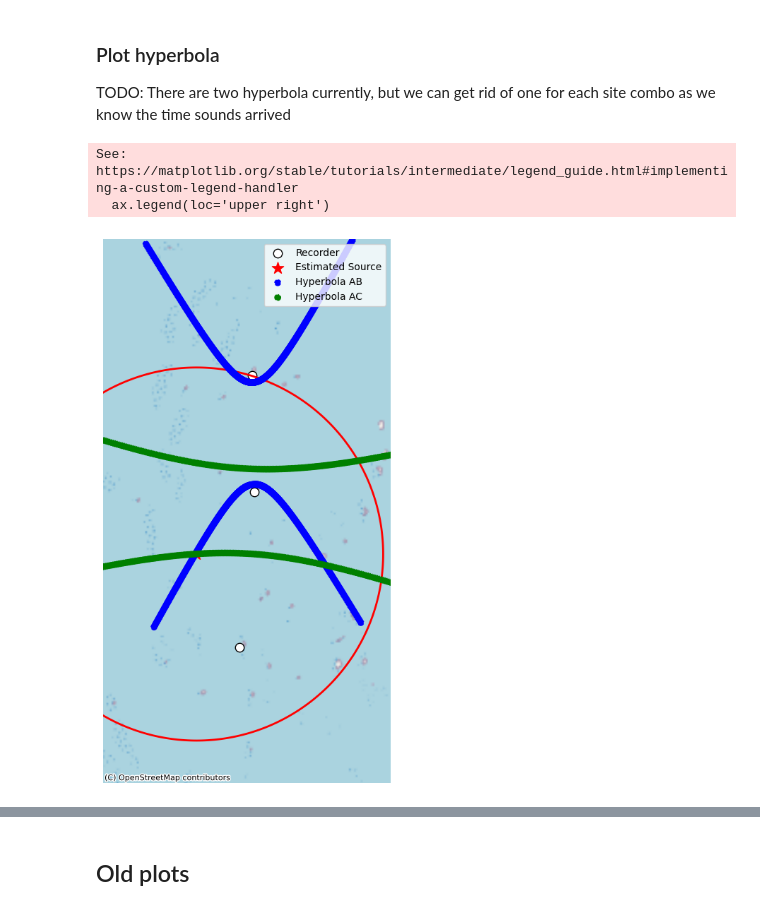
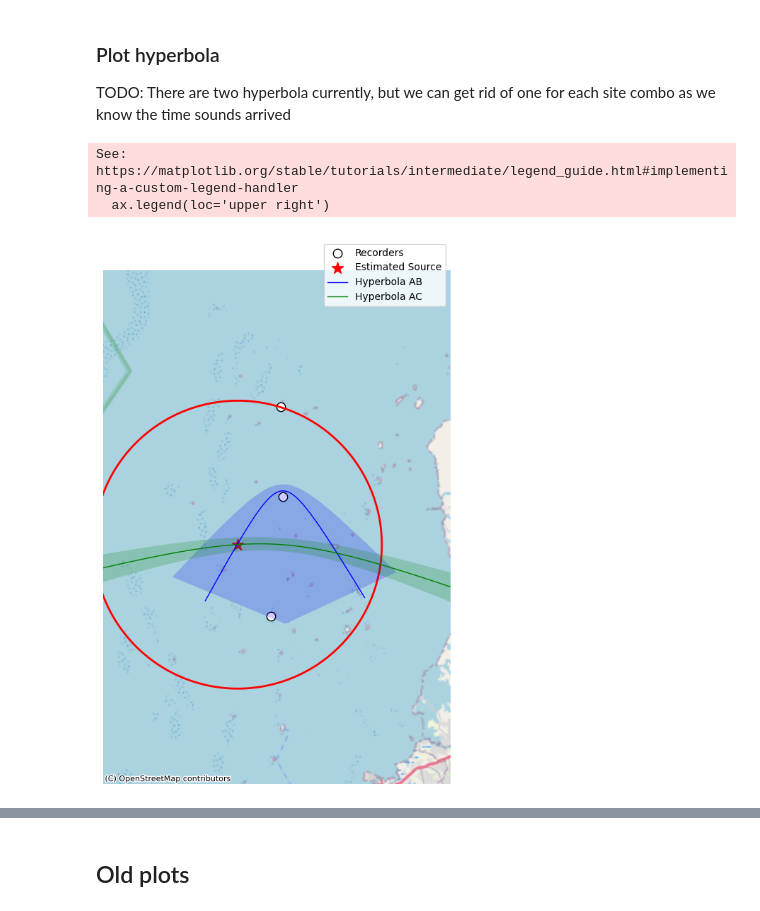
Before and after one commit to BenUCL/Bomb-Fishing, a Jupyter notebook: code/misc/timeline_plots.ipynb, the cells around one changed output, grey strips where cells are left out. Drawn from its saved outputs; the diff is of its cells as text; code cells hidden in the pictures.

Commit message:
understanding and improving hyperbola plotting

```diff
--- a/code/misc/timeline_plots.ipynb
+++ b/code/misc/timeline_plots.ipynb
@@ -391,16 +440,16 @@ Estimated hearing radius ≈ 16.95 km
 ### Plot hyperbola
 TODO: There are two hyperbola currently, but we can get rid of one for each site combo as we know the time sounds arrived
 # %%
-# CELL 2: Plot both hyperbola branches for AB and AC
+# CELL 2: Plot estimated source and TDOA hyperbolae with shaded clock‐drift bands
 
 import numpy as np
 import geopandas as gpd
 import matplotlib.pyplot as plt
 import contextily as ctx
-from shapely.geometry import Point
+from shapely.geometry import Point, Polygon
 from math import sqrt
 
-# Recreate recorders and source in Web Mercator (EPSG:3857)
+# Convert recorder and source locations to Web Mercator
 rec_map = gpd.GeoDataFrame(
     {'label': ['A','B','C']},
     geometry=[Point(lon, lat) for lat, lon in a_coords_geo],
@@ -413,95 +462,98 @@ src_map = gpd.GeoDataFrame(
     crs='EPSG:4326'
 ).to_crs(epsg=3857)
 
-# Foci coordinates in metres
+# Recorder coordinates in metres
 foci = list(zip(rec_map.geometry.x, rec_map.geometry.y))
 
-# Time‐difference distances in metres
+# TDOA distances in metres (with ±1s clock uncertainty)
 delta21 = c * (times[1].timestamp() - times[0].timestamp())
 delta31 = c * (times[2].timestamp() - times[0].timestamp())
+drift_range = c  # ±1s = ±c metres
 
-def gen_hyp_merc(f1: tuple, f2: tuple, delta: float, num: int = 400):
+def gen_hyperbola_branches(f1: tuple, f2: tuple, delta: float, num: int = 400):
     """
-    Generate both hyperbola branches (as Nx2 arrays) for foci f1,f2
-    with range-difference = delta.
+    Generate both branches of a hyperbola in Web Mercator (metres),
+    defined by two foci (f1, f2) and a range-difference (delta).
+
+    Returns:
+      branch_pos, branch_neg : each is an (num,2) array [x, y].
     """
     x1, y1 = f1
     x2, y2 = f2
     half_base = np.hypot(x2 - x1, y2 - y1) / 2
     a = abs(delta) / 2
     b = sqrt(max(half_base**2 - a**2, 0))
-    xc, yc = (x1 + x2) / 2, (y1 + y2) / 2
+    xc, yc = (x1 + x2)/2, (y1 + y2)/2
     theta = np.arctan2(y2 - y1, x2 - x1)
     u = np.linspace(-2, 2, num)
     branches = []
     for sign in (1, -1):
         xp = sign * a * np.cosh(u)
         yp = b * np.sinh(u)
-        xr = xc + xp * np.cos(theta) - yp * np.sin(theta)
-        yr = yc + xp * np.sin(theta) + yp * np.cos(theta)
+        xr = xc + xp*np.cos(theta) - yp*np.sin(theta)
+        yr = yc + xp*np.sin(theta) + yp*np.cos(theta)
         branches.append(np.vstack((xr, yr)).T)
-    return branches
+    return branches  # [branch_pos, branch_neg]
 
-# Generate both branches for AB and AC
-branches_ab = gen_hyp_merc(foci[0], foci[1], delta21)
-branches_ac = gen_hyp_merc(foci[0], foci[2], delta31)
+# Generate branches for AB and AC (nominal + bounds)
+ab_nom, ab_alt = gen_hyperbola_branches(foci[0], foci[1], delta21)
+ab_lo,  _      = gen_hyperbola_branches(foci[0], foci[1], delta21 - drift_range)
+ab_hi,  _      = gen_hyperbola_branches(foci[0], foci[1], delta21 + drift_range)
 
-# Plot everything
+ac_nom, ac_alt = gen_hyperbola_branches(foci[0], foci[2], delta31)
+ac_lo,  _      = gen_hyperbola_branches(foci[0], foci[2], delta31 - drift_range)
+ac_hi,  _      = gen_hyperbola_branches(foci[0], foci[2], delta31 + drift_range)
+
+# Plotting
 fig, ax = plt.subplots(figsize=(8, 8))
 
-# Recorders and source
-rec_map.plot(ax=ax, color='white', edgecolor='black', markersize=80, label='Recorder')
+# Recorders & source
+rec_map.plot(ax=ax, color='white', edgecolor='black', markersize=80, label='Recorders')
 src_map.plot(ax=ax, color='red', marker='*', markersize=150, label='Estimated Source')
 
 # Hearing-radius circle
-circle = Point(src_map.geometry.x.iloc[0], src_map.geometry.y.iloc[0])\
-    .buffer(radius_km * 1000, resolution=100)
+sx, sy = src_map.geometry.iloc[0].x, src_map.geometry.iloc[0].y
+circle = Point(sx, sy).buffer(radius_km * 1000, resolution=100)
 gpd.GeoSeries([circle], crs='EPSG:3857').plot(
     ax=ax, edgecolor='red', linewidth=2, facecolor='none',
     label=f'Radius = {radius_km:.2f} km'
 )
 
-# Both branches of AB (blue dashed)
-for i, branch in enumerate(branches_ab):
-    gpd.GeoSeries([Point(x, y) for x, y in branch], crs='EPSG:3857').plot(
-        ax=ax, linestyle='--', color='blue', linewidth=1,
-        label='Hyperbola AB' if i == 0 else None
-    )
+# Shaded ±1s band for AB
+poly_ab = Polygon(np.vstack((ab_lo, ab_hi[::-1])))
+gpd.GeoSeries([poly_ab], crs='EPSG:3857').plot(
+    ax=ax, facecolor='blue', alpha=0.2, edgecolor=None, label='±1 s AB'
+)
+# Nominal AB hyperbola
+ax.plot(ab_nom[:,0], ab_nom[:,1], color='blue', linewidth=1, label='Hyperbola AB')
 
-# Both branches of AC (green dash-dot)
-for i, branch in enumerate(branches_ac):
-    gpd.GeoSeries([Point(x, y) for x, y in branch], crs='EPSG:3857').plot(
-        ax=ax, linestyle='-.', color='green', linewidth=1,
-        label='Hyperbola AC' if i == 0 else None
-    )
+# Shaded ±1s band for AC
+poly_ac = Polygon(np.vstack((ac_lo, ac_hi[::-1])))
+gpd.GeoSeries([poly_ac], crs='EPSG:3857').plot(
+    ax=ax, facecolor='green', alpha=0.2, edgecolor=None, label='±1 s AC'
+)
+# Nominal AC hyperbola
+ax.plot(ac_nom[:,0], ac_nom[:,1], color='green', linewidth=1, label='Hyperbola AC')
 
 # Basemap
 try:
     provider = ctx.providers.Stamen.Terrain
 except (AttributeError, KeyError):
     provider = ctx.providers.OpenStreetMap.Mapnik
 ctx.add_basemap(ax, source=provider, crs='EPSG:3857')
 
-# Dynamic zoom (50% margin)
+# Zoom with buffer
 xmin, ymin, xmax, ymax = rec_map.total_bounds
-buf = max(xmax - xmin, ymax - ymin) * 0.5
+buf = max(xmax - xmin, ymax - ymin) * 0.8
 ax.set_xlim(xmin - buf, xmax + buf)
 ax.set_ylim(ymin - buf, ymax + buf)
 
-# Legend & cleanup
+# Legend & tidy
 ax.legend(loc='upper right')
 ax.set_axis_off()
 plt.tight_layout()
 plt.show()
-
-# Methods:
-# - Converted lat/lon for recorders A, B, C into local Cartesian (m).
-# - Solved for source and clock drifts by minimising two TDOA residuals.
-# - Transformed solution back to geographic coords and computed hearing radius (max distance to recorders).
-# - Plotted recorders (black), source (red star), hearing-radius circle (red, labelled in km).
-# - Generated and plotted signed hyperbola branches for AB (blue dashed) and AC (green dash-dot).
-# - Added Web Mercator basemap and dynamically buffered map extent for Spermonde region.
 # %% [output]
 See: https://matplotlib.org/stable/tutorials/intermediate/legend_guide.html#implementing-a-custom-legend-handler
   ax.legend(loc='upper right')
-[figure, old version]
+[figure, new version]
```
Also changed, not shown: parts of 3 cells of this notebook.
